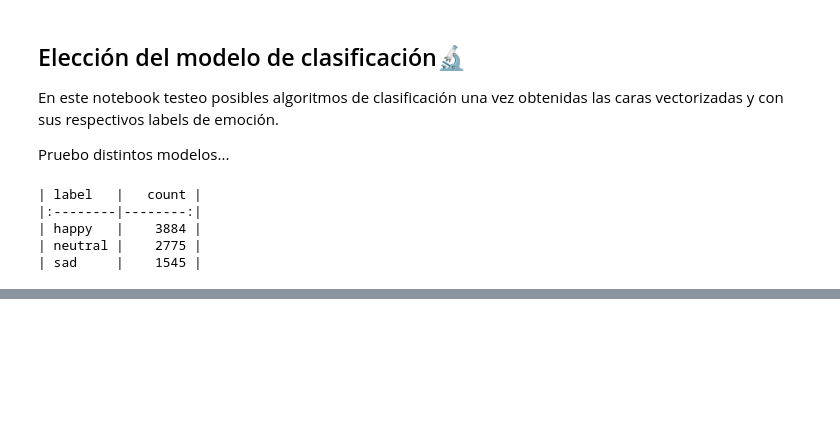
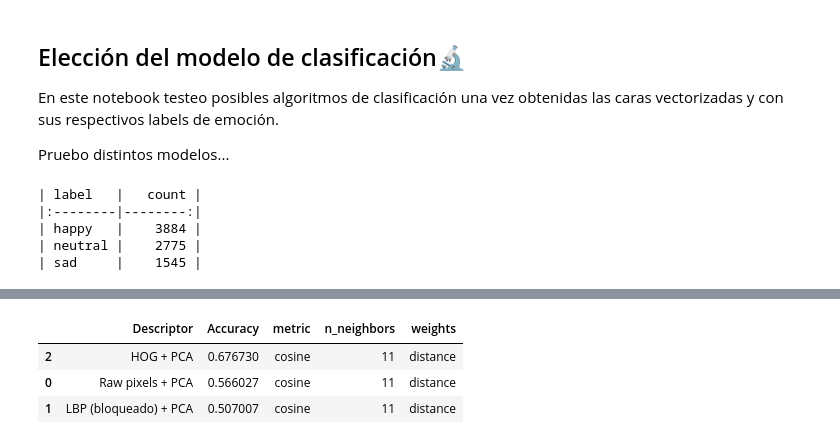
Before and after one commit to SebasAndres/FER-SIMD-Optimized, a Jupyter notebook: experiments/parameter_tuning.ipynb, the cells around one changed output, grey strips where cells are left out. Cells and saved outputs as stored; diff of their text form; code cells hidden in the pictures; blank space fills up the shorter version.

```diff
--- a/experiments/parameter_tuning.ipynb
+++ b/experiments/parameter_tuning.ipynb
@@ -465,0 +183,45 @@ plot_confusion_matrix(y_te, y_pred_best, f"KNN k=5 weighted (ratio {best_row['Ra
+# %%
+from sklearn.decomposition import PCA
+
+def evaluate_with_pca(X_feat, y, n_components=100, name=""):
+    """Centra, proyecta a PCA_DIM=100 y corre el mismo grid search que HOG+PCA (param_grid de la celda de arriba)."""
+    mean_vec = X_feat.mean(axis=0)
+    X_centered = X_feat - mean_vec
+
+    n_comp = min(n_components, X_centered.shape[0], X_centered.shape[1])
+    pca = PCA(n_components=n_comp, random_state=42)
+    X_pca = pca.fit_transform(X_centered)
+
+    grid = GridSearchCV(KNeighborsClassifier(), param_grid, cv=5)
+    grid.fit(X_pca, y)
+
+    return grid
+
+grid_raw_fair = evaluate_with_pca(X_raw_fair, Y_fair, name="Raw pixels + PCA")
+grid_lbp_fair = evaluate_with_pca(X_lbp_fair, Y_fair, name="LBP (bloqueado) + PCA")
+grid_hog_fair = evaluate_with_pca(X_hog_fair, Y_fair, name="HOG + PCA")
+
+comparison_fair_df = pd.DataFrame([
+    {
+        'Descriptor': 'Raw pixels + PCA',
+        'Accuracy': grid_raw_fair.best_score_,
+        **grid_raw_fair.best_params_
+    },
+    {
+        'Descriptor': 'LBP (bloqueado) + PCA',
+        'Accuracy': grid_lbp_fair.best_score_,
+        **grid_lbp_fair.best_params_
+    },
+    {
+        'Descriptor': 'HOG + PCA',
+        'Accuracy': grid_hog_fair.best_score_,
+        **grid_hog_fair.best_params_
+    },
+]).sort_values('Accuracy', ascending=False)
+
+display(comparison_fair_df)
+# %% [output]
+|  | Descriptor | Accuracy | metric | n_neighbors | weights |
+| 2 | HOG + PCA | 0.676730 | cosine | 11 | distance |
+| 0 | Raw pixels + PCA | 0.566027 | cosine | 11 | distance |
+| 1 | LBP (bloqueado) + PCA | 0.507007 | cosine | 11 | distance |
```
Also changed, not shown: parts of 26 cells of this notebook.
